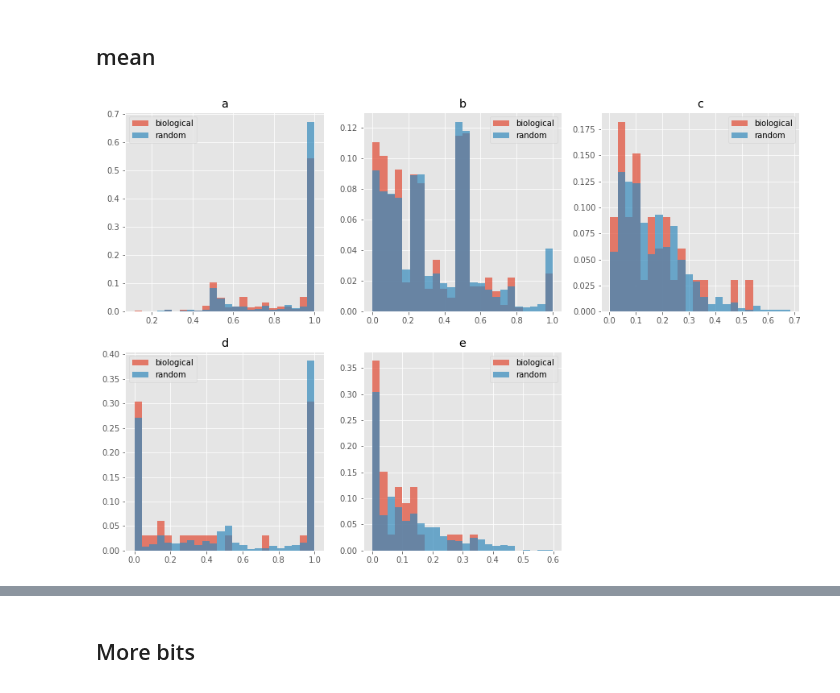
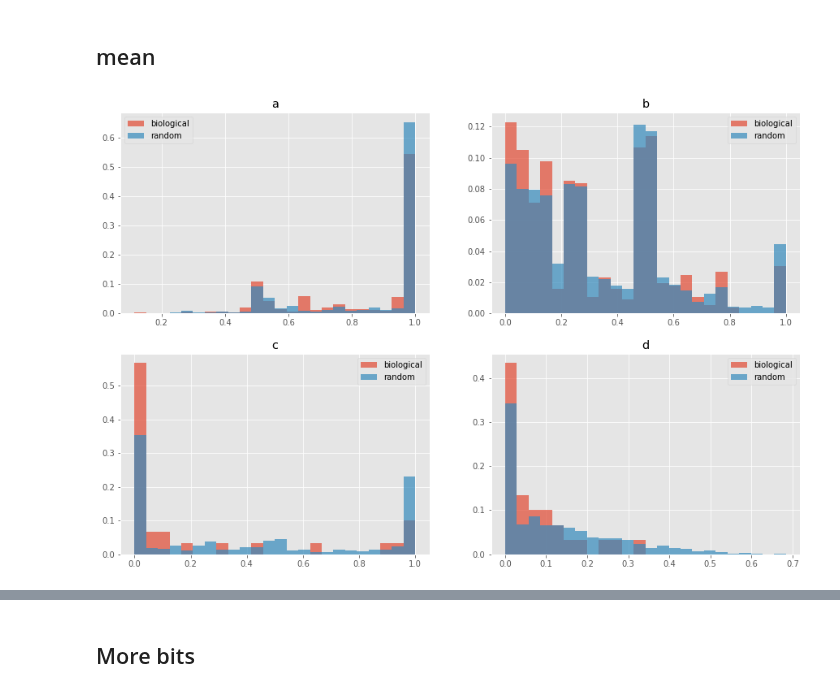
Before and after one commit to arielbro/TimeSeriesNetworkInference, a Jupyter notebook: graph_impact_result_analysis.ipynb, the cells around one changed output, grey strips where cells are left out. Saved outputs shown, nothing was run; the diff lists cells and outputs as text; code cells hidden in the pictures.

```diff
--- a/graph_impact_result_analysis.ipynb
+++ b/graph_impact_result_analysis.ipynb
@@ -84,7 +84,7 @@ def extract_vertex_scores_data(list_data):
                                        "stochastic_model_impact_scores": "stochastic_model_impact_score"})
     return res_data
 # %%
-data = treat_unequal_representation(load_data("results/bug_test"), min_threshold=0.2)
+data = treat_unequal_representation(load_data("results/post_submission/1_dot_5_hours"), min_threshold=0.2)
 mean_data = data # TODO: refactor nicely
 
 score_types = [col for col in data if "score" in col]
@@ -125,27 +117,28 @@ number of graphs in mean-vertex intersection: 33
 # %% [markdown]
 ## mean
 # %%
-fig, ax = plt.subplots(nrows=2, ncols=3, sharey=False, sharex=False, figsize=(15, 10))
-fig.delaxes(ax[1,2]) #The indexing is zero-based here
+fig, ax = plt.subplots(nrows=2, ncols=2, sharey=False, sharex=False, figsize=(15, 10))
+# fig.delaxes(ax[1,2]) #The indexing is zero-based here
+# fig.delaxes(ax[1,1]) #The indexing is zero-based here
 
 # fig, ax = plt.subplots(nrows=1, ncols=3, sharey=False, sharex=False, figsize=(15, 4))
 
 i = 0
-for container, score in zip([vertex_data] * 2 + [mean_data] * 3, score_types[:2] + score_types[1:]):
+for container, score in zip([vertex_data] * 2 + [mean_data] * 2, score_types[:2] + score_types[2:]):
     bins = np.linspace(min(container[score]), max(container[score]), 25)
-    cur_ax = ax[i / 3, i % 3]
+    cur_ax = ax[i / 2, i % 2]
     for is_random in [False, True]:
         bar_data = container.loc[container.is_random == is_random][score].values
         weights = np.ones_like(bar_data) / float(len(bar_data))
         cur_ax.hist(bar_data, alpha=0.7, bins=bins, weights=weights)
     cur_ax.legend(["biological", "random"])
     cur_ax.set_title(['a', 'b', 'c', 'd', 'e'][i])
 #     cur_ax.set_title(score.replace("_", " "))
     i += 1
 plt.savefig("mean_score_histograms_israndom.png", dpi=300)
 plt.show()
 # %% [output]
-[figure, old version]
+[figure, new version]
 # %%
 fig, ax = plt.subplots(nrows=len(score_types)/2, ncols=2, sharey=False, sharex=False, figsize=(15, 10))
 
```
Also changed, not shown: parts of 14 cells of this notebook, 2 other files.
